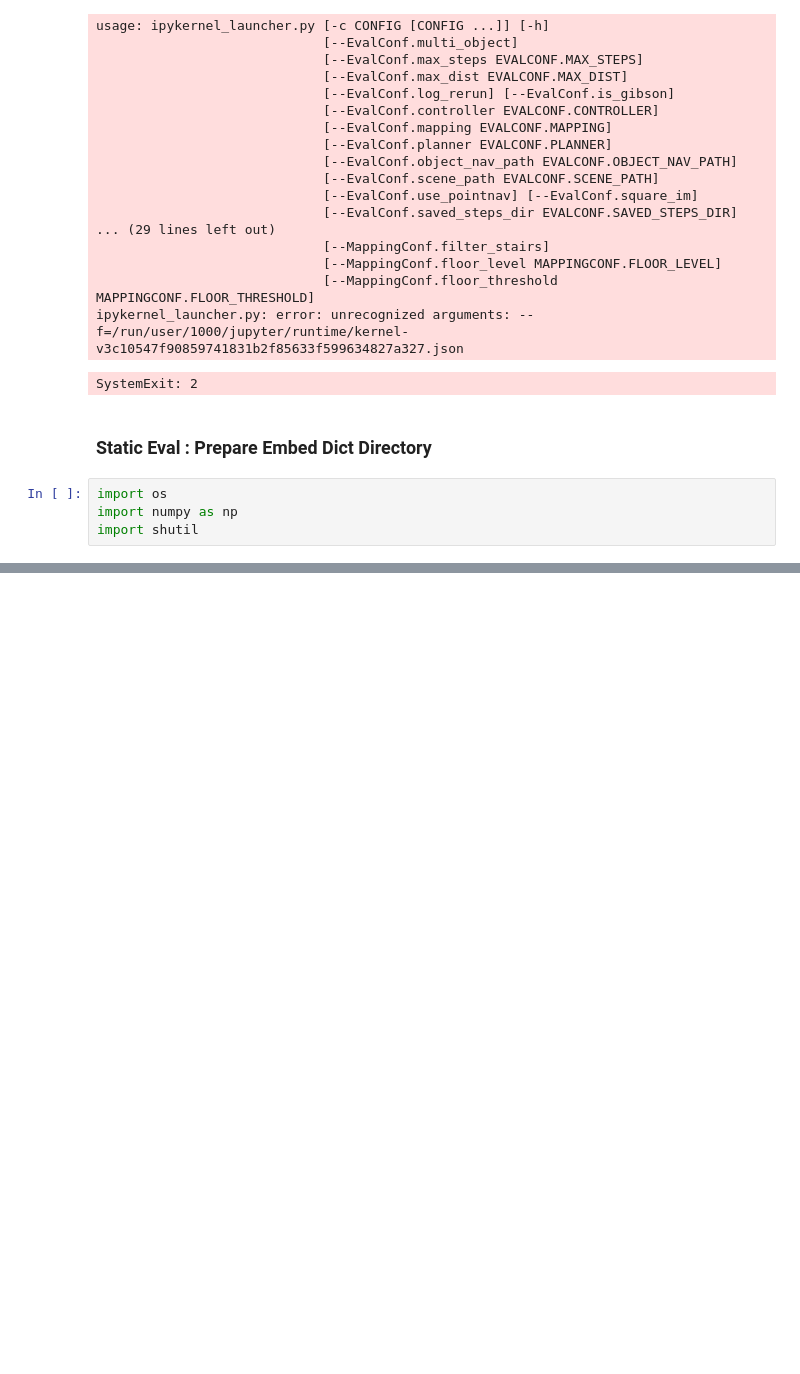
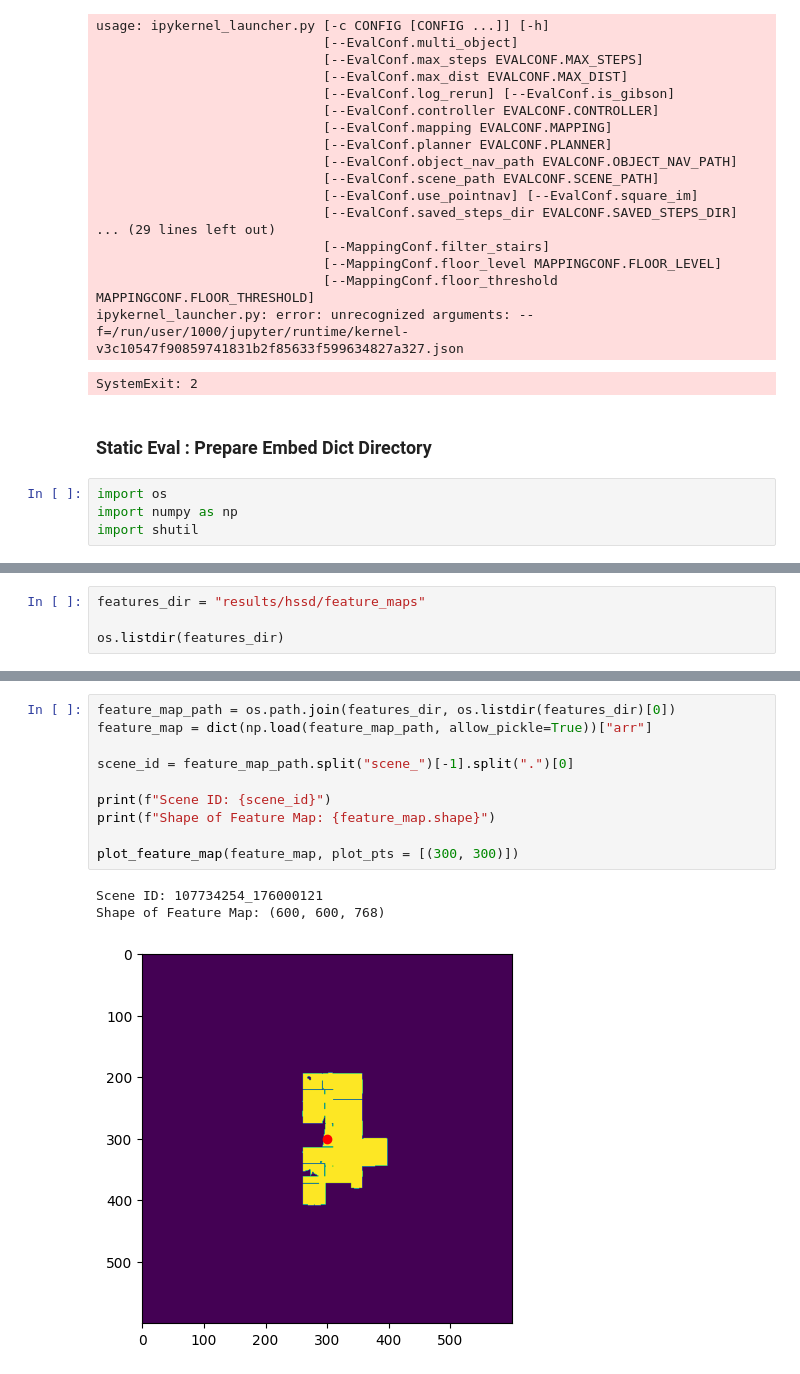
Before and after one commit to JelinR/OneMap, a Jupyter notebook: rough.ipynb, the cells around one changed output, grey strips where cells are left out. Drawn from its saved outputs; the diff is of its cells as text; blank space fills up the shorter version.

```diff
--- a/rough.ipynb
+++ b/rough.ipynb
@@ -285,0 +588,4 @@ embed_dict_scene_QaLdnwvtxbs.npz QaLdnwvtxbs
+# %%
+features_dir = "results/hssd/feature_maps"
+
+os.listdir(features_dir)
@@ -285,0 +610,14 @@ embed_dict_scene_QaLdnwvtxbs.npz QaLdnwvtxbs
+# %%
+feature_map_path = os.path.join(features_dir, os.listdir(features_dir)[0])
+feature_map = dict(np.load(feature_map_path, allow_pickle=True))["arr"]
+
+scene_id = feature_map_path.split("scene_")[-1].split(".")[0]
+
+print(f"Scene ID: {scene_id}")
+print(f"Shape of Feature Map: {feature_map.shape}")
+
+plot_feature_map(feature_map, plot_pts = [(300, 300)])
+# %% [output]
+Scene ID: 107734254_176000121
+Shape of Feature Map: (600, 600, 768)
+[figure, added]
```
Also changed, not shown: parts of 57 cells of this notebook, 7 other files.
